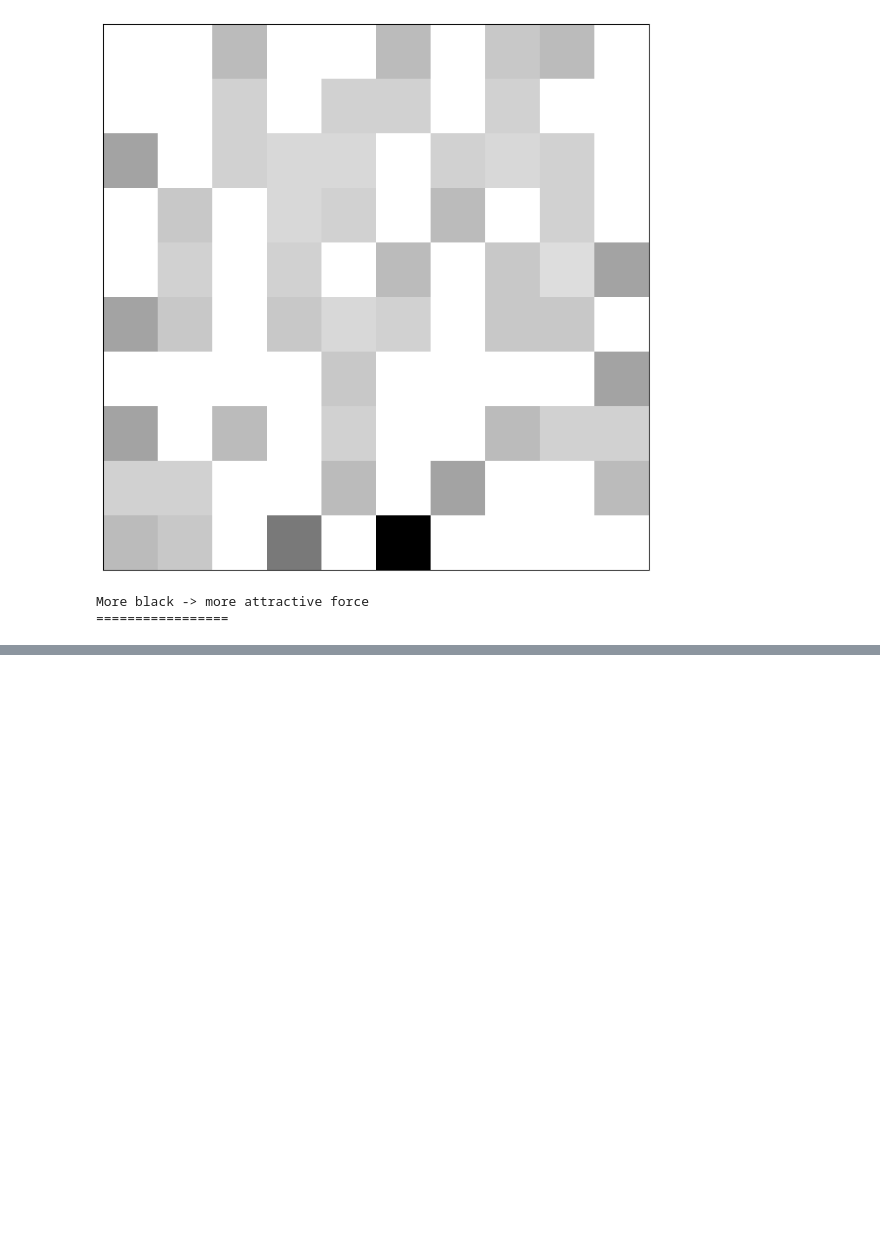
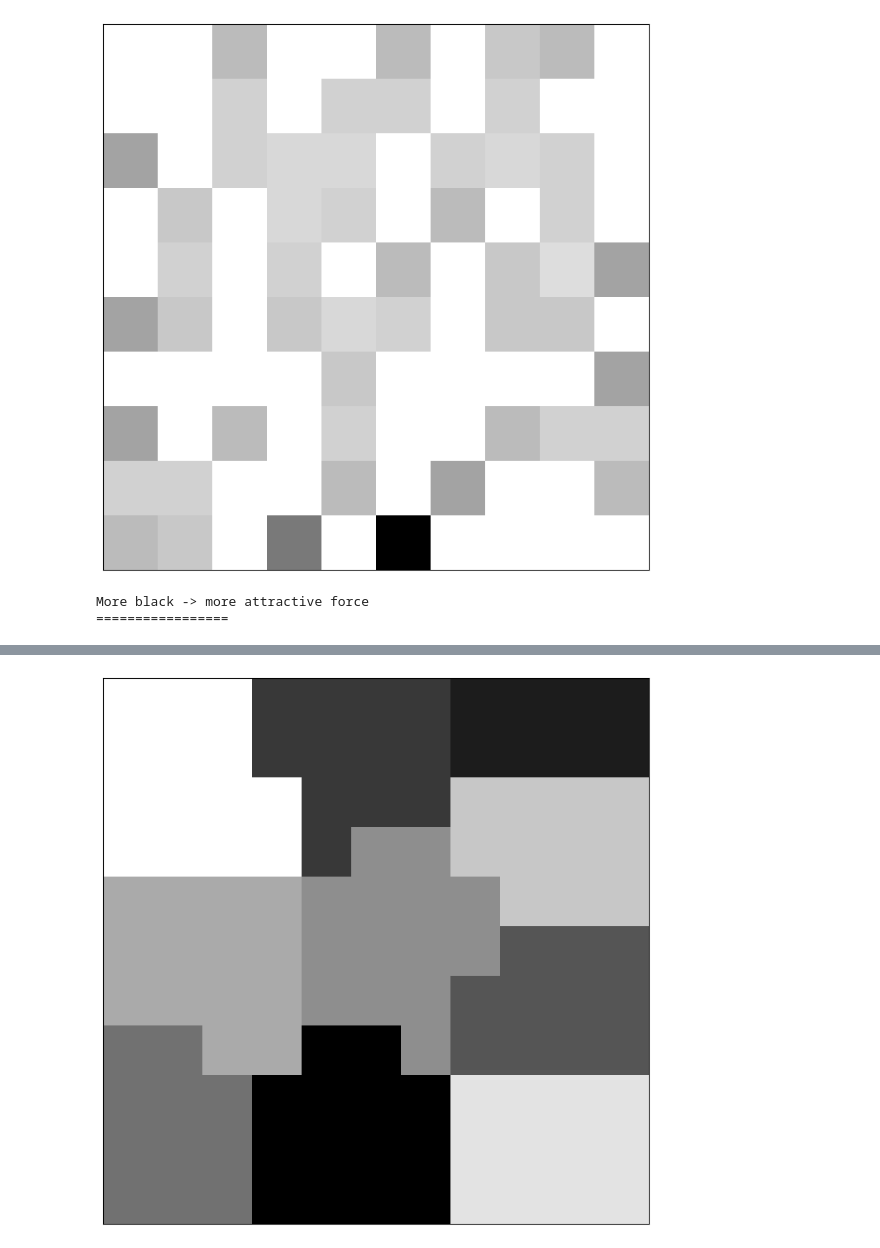
Before and after one commit to manouslinard/multiagent-exploration, a Jupyter notebook: Swarm_RL-Manousos.ipynb, the cells around one changed output, grey strips where cells are left out. Cells and saved outputs as stored; diff of their text form; code cells hidden in the pictures; blank space fills up the shorter version.

```diff
--- a/Swarm_RL-Manousos.ipynb
+++ b/Swarm_RL-Manousos.ipynb
@@ -1327,0 +1350,46 @@ print(f"Final Explored Stage\n{res[2]}")
+# %%
+from sklearn.cluster import KMeans
+import numpy as np
+
+def split_matrix(matrix, k):
+    # Get the coordinates of all elements in the matrix
+    coordinates = np.array([(i, j) for i in range(len(matrix)) for j in range(len(matrix[0]))])
+
+    # Initialize and fit k-means clustering
+    kmeans = KMeans(n_clusters=k, random_state=0).fit(coordinates)
+
+    # Get the cluster centers
+    cluster_centers = kmeans.cluster_centers_
+
+    # Compute the Manhattan distances between each point and cluster center
+    distances = np.zeros((len(coordinates), k))
+    for i, coord in enumerate(coordinates):
+        for j, center in enumerate(cluster_centers):
+            distances[i, j] = np.sum(np.abs(coord - center))    # manhattan distance
+
+    # Assign each coordinate to the cluster with the closest center
+    cluster_labels = np.argmin(distances, axis=1)
+
+    # Initialize the result list with empty lists for each cluster
+    result = [[] for _ in range(k)]
+
+    # Assign each coordinate to its corresponding cluster
+    for i, label in enumerate(cluster_labels):
+        result[label].append(tuple(coordinates[i]))
+
+    return result
+
+matrix = create_maze(10, 10)
+# print(matrix)
+x = 10
+
+split_parts = split_matrix(matrix, x)
+cluster_matrix = np.full_like(matrix, 0)
+for i, part in enumerate(split_parts):
+    # print(f"Part {i+1}: {part}")
+    for coord in part:
+        cluster_matrix[coord] = i
+
+draw_maze(cluster_matrix)
+# %% [output]
+[figure, added]
```
Also changed, not shown: parts of 5 cells of this notebook, 1 other file.
